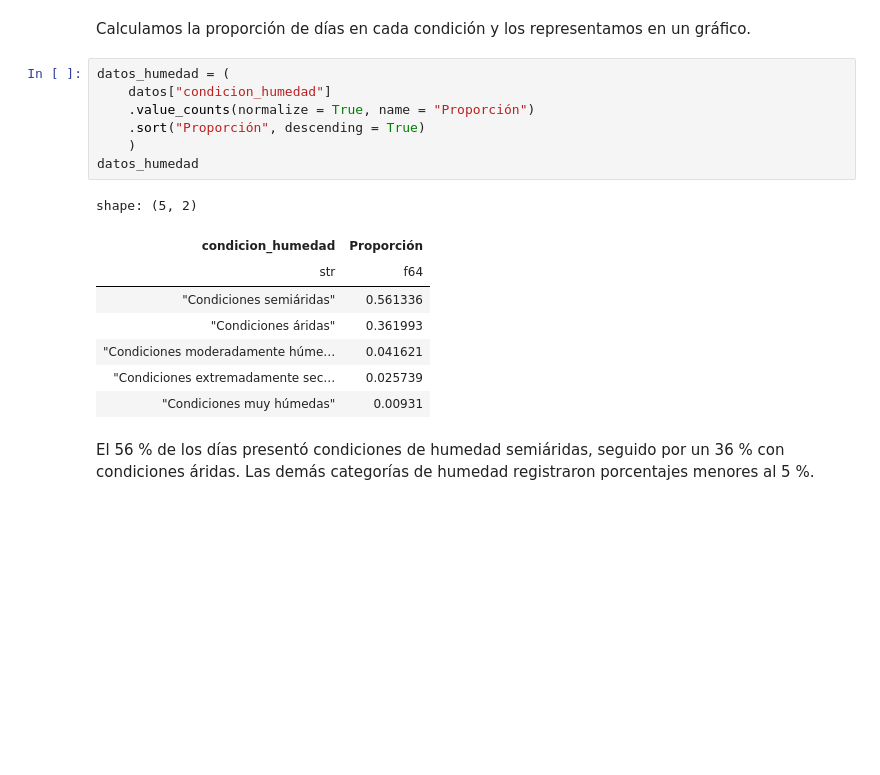
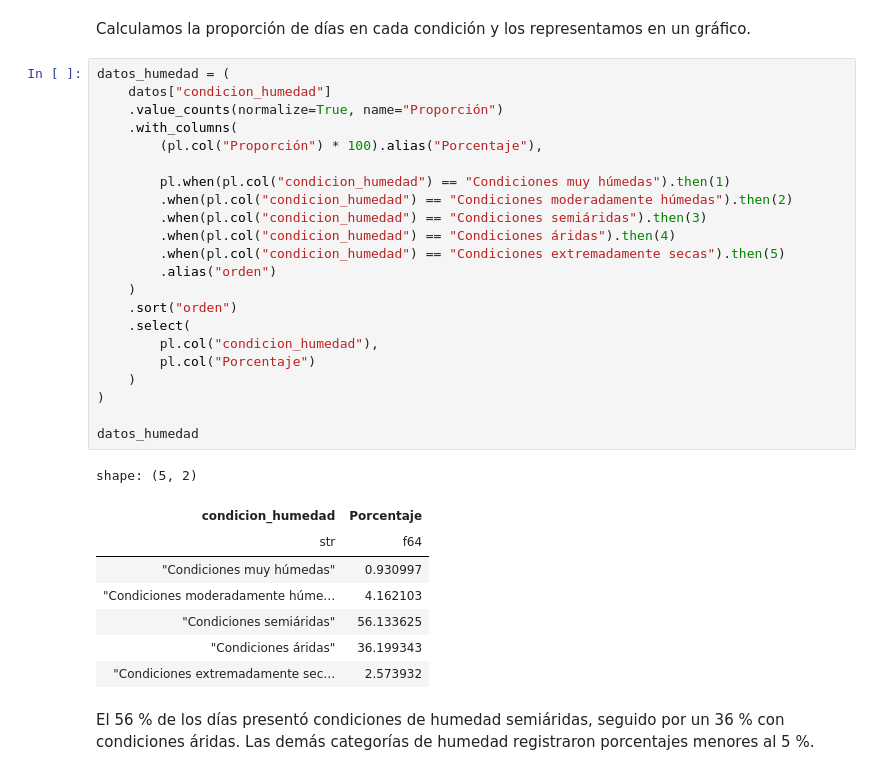
Before and after one commit to luciacordoba14/TP1-Python, a Jupyter notebook: Codigo.ipynb, the cells around one changed output. Drawn from its saved outputs; the diff is of its cells as text; blank space fills up the shorter version.

```diff
--- a/Codigo.ipynb
+++ b/Codigo.ipynb
@@ -659,19 +715,34 @@ Calculamos la proporción de días en cada condición y los representamos en un
 # %%
 datos_humedad = (
     datos["condicion_humedad"]
-    .value_counts(normalize = True, name = "Proporción")
-    .sort("Proporción", descending = True)
+    .value_counts(normalize=True, name="Proporción")
+    .with_columns(
+        (pl.col("Proporción") * 100).alias("Porcentaje"),
+
+        pl.when(pl.col("condicion_humedad") == "Condiciones muy húmedas").then(1)
+        .when(pl.col("condicion_humedad") == "Condiciones moderadamente húmedas").then(2)
+        .when(pl.col("condicion_humedad") == "Condiciones semiáridas").then(3)
+        .when(pl.col("condicion_humedad") == "Condiciones áridas").then(4)
+        .when(pl.col("condicion_humedad") == "Condiciones extremadamente secas").then(5)
+        .alias("orden")
     )
+    .sort("orden")
+    .select(
+        pl.col("condicion_humedad"),
+        pl.col("Porcentaje")
+    )
+)
+
 datos_humedad
 # %% [output]
 shape: (5, 2)
-| condicion_humedad | Proporción |
+| condicion_humedad | Porcentaje |
 | str | f64 |
-| "Condiciones semiáridas" | 0.561336 |
-| "Condiciones áridas" | 0.361993 |
-| "Condiciones moderadamente húme… | 0.041621 |
-| "Condiciones extremadamente sec… | 0.025739 |
-| "Condiciones muy húmedas" | 0.00931 |
+| "Condiciones muy húmedas" | 0.930997 |
+| "Condiciones moderadamente húme… | 4.162103 |
+| "Condiciones semiáridas" | 56.133625 |
+| "Condiciones áridas" | 36.199343 |
+| "Condiciones extremadamente sec… | 2.573932 |
 # %% [markdown]
 El 56 % de los días presentó condiciones de humedad semiáridas, seguido por un 36 % con condiciones áridas. Las demás categorías de humedad registraron porcentajes menores al 5 %.
 # %% [markdown]
```
Also changed, not shown: parts of 15 cells of this notebook, 15 other files.
